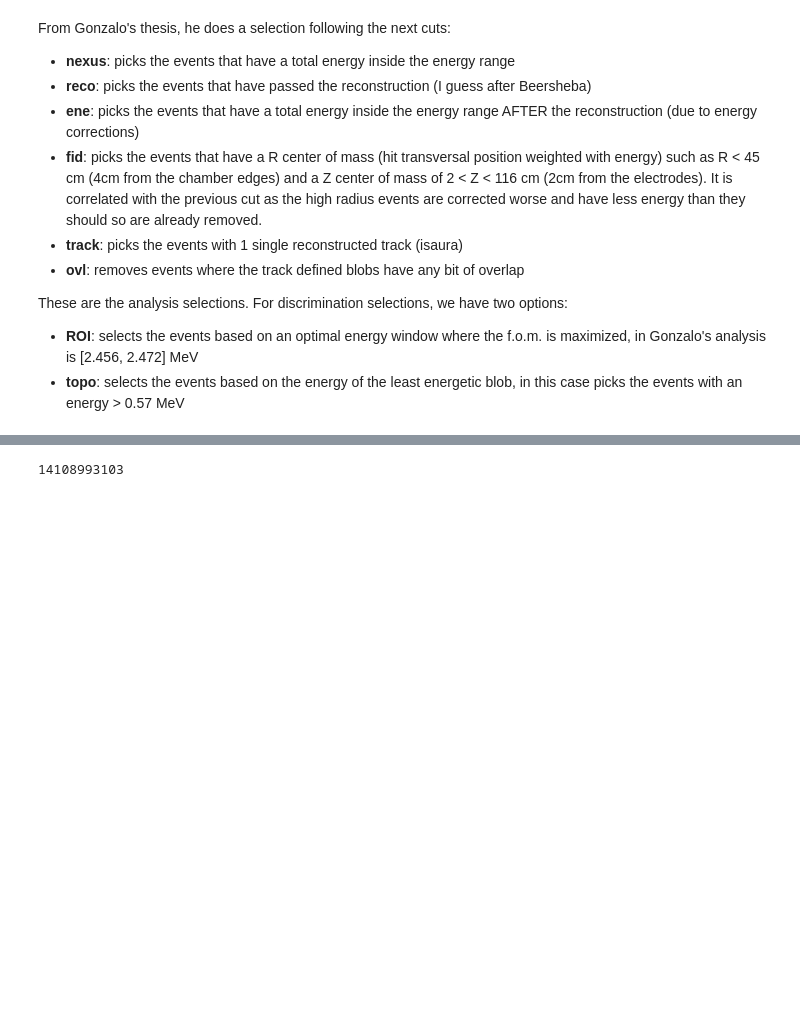
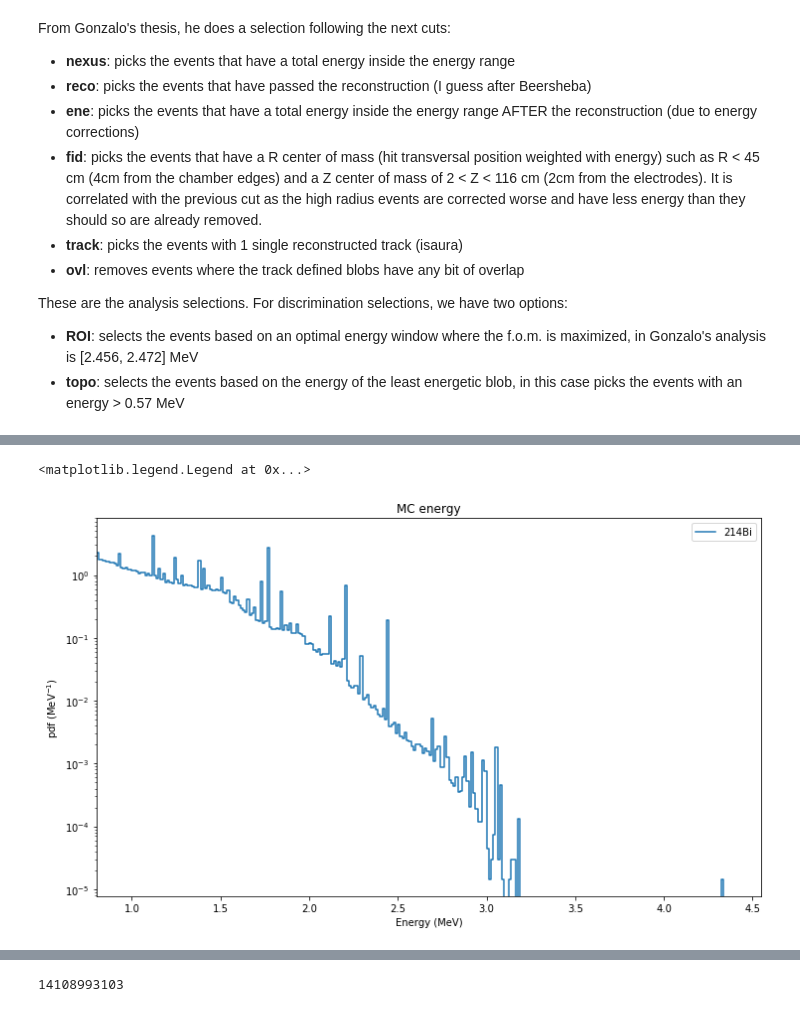
Before and after one commit to martinperezmaneiro/NEXT100_prod, a Jupyter notebook: bkg_analysis/bkg_counting_experiment.ipynb, the cells around one changed output, grey strips where cells are left out. Drawn from its saved outputs; the diff is of its cells as text; code cells hidden in the pictures; blank space fills up the shorter version.

```diff
--- a/bkg_analysis/bkg_counting_experiment.ipynb
+++ b/bkg_analysis/bkg_counting_experiment.ipynb
@@ -176,0 +275,22 @@ np.histogram(numtracks, range = (0, numtracks.max()), bins = len(numtracks.uniqu
+# %%
+nbins = 300
+xrange = (0.8, 4.55) #(2.4, 2.5) #
+# %%
+edges = np.linspace(xrange[0], xrange[1], nbins + 1)
+bincentres = [(edges[i]+edges[i+1])/2. for i in range(len(edges)-1)]
+
+ene_hist, ene_bin = np.histogram(mcene[mcene.energy > 0.8].energy, nbins, range = xrange, density = True)
+
+plt.figure(figsize=(12, 7))
+plt.step(bincentres, ene_hist, where = 'mid', label = '214Bi')
+
+
+plt.yscale('log')
+plt.xlabel('Energy (MeV)')
+plt.ylabel(r'pdf (MeV$^{-1}$)')
+plt.title('MC energy')
+plt.xlim(xrange)
+plt.legend()
+# %% [output]
+<matplotlib.legend.Legend at 0x...>
+[figure, added]
```
Also changed, not shown: parts of 19 cells of this notebook, 33 other files.
